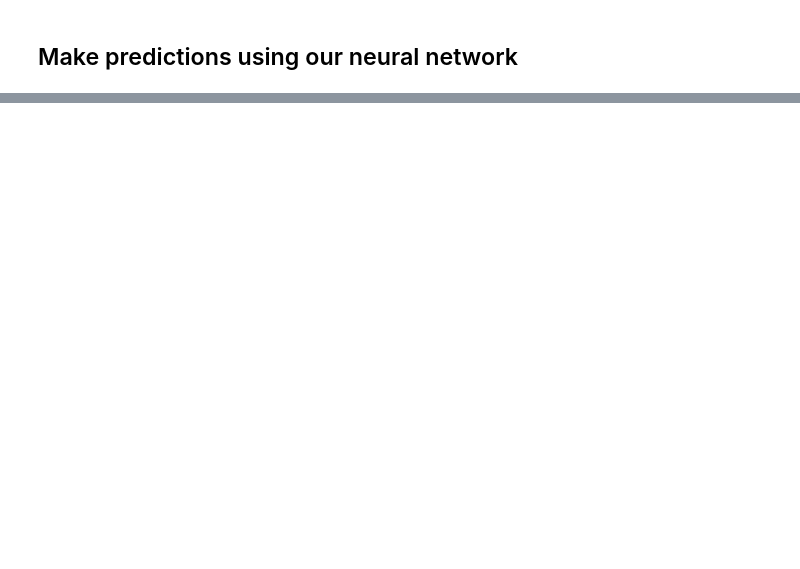
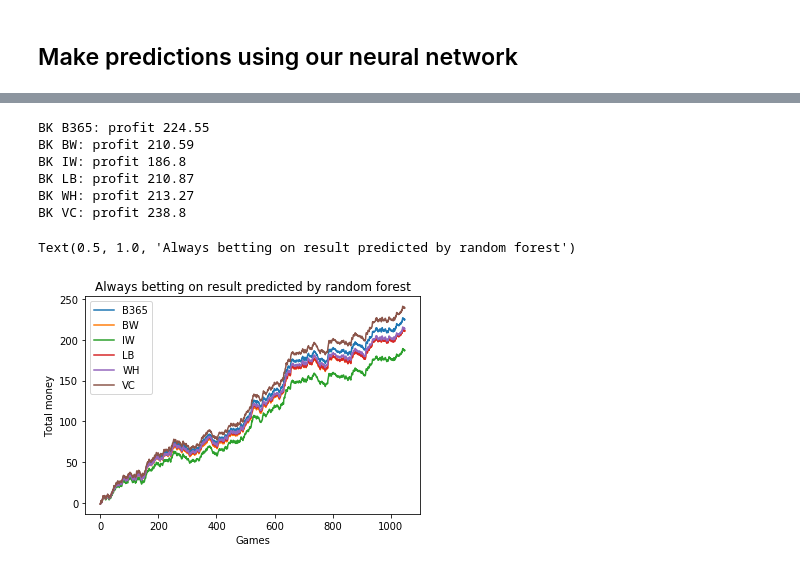
Before and after one commit to markkod/kaggle-football-prediction, a Jupyter notebook: betting.ipynb, the cells around one changed output, grey strips where cells are left out. Drawn from its saved outputs; the diff is of its cells as text; code cells hidden in the pictures; blank space fills up the shorter version.

Commit message:
Use the correct plot label

```diff
--- a/betting.ipynb
+++ b/betting.ipynb
@@ -153,14 +185,23 @@ plt.title("Always betting on result predicted by neural network (no draws)")
 # %%
 from joblib import load
-RF_cls = load("modules/neural_network/Random_forest.joblib")
+random_forest = load("modules/neural_network/Random_forest.joblib")
 # %%
-predictions = RF_cls.predict(X_test)
+predictions = random_forest.predict(X_test)
 
 for bk in bookmakers:
-    profit = bet_on_prediction(X_test, y_test.astype(np.int64), predictions, bk)
+    profit = bet_on_prediction(X_test, y_test.astype(np.int64), predictions.astype(np.int64), bk)
     print("BK " + bk + ": profit " + str(round(profit, 2)))
 
 plt.legend()
 plt.xlabel("Games")
 plt.ylabel("Total money")
-plt.title("Always betting on result predicted by neural network")
+plt.title("Always betting on result predicted by random forest")
+# %% [output]
+BK B365: profit 224.55
+BK BW: profit 210.59
+BK IW: profit 186.8
+BK LB: profit 210.87
+BK WH: profit 213.27
+BK VC: profit 238.8
+Text(0.5, 1.0, 'Always betting on result predicted by random forest')
+[figure, added]
```
Also changed, not shown: parts of 4 cells of this notebook.
